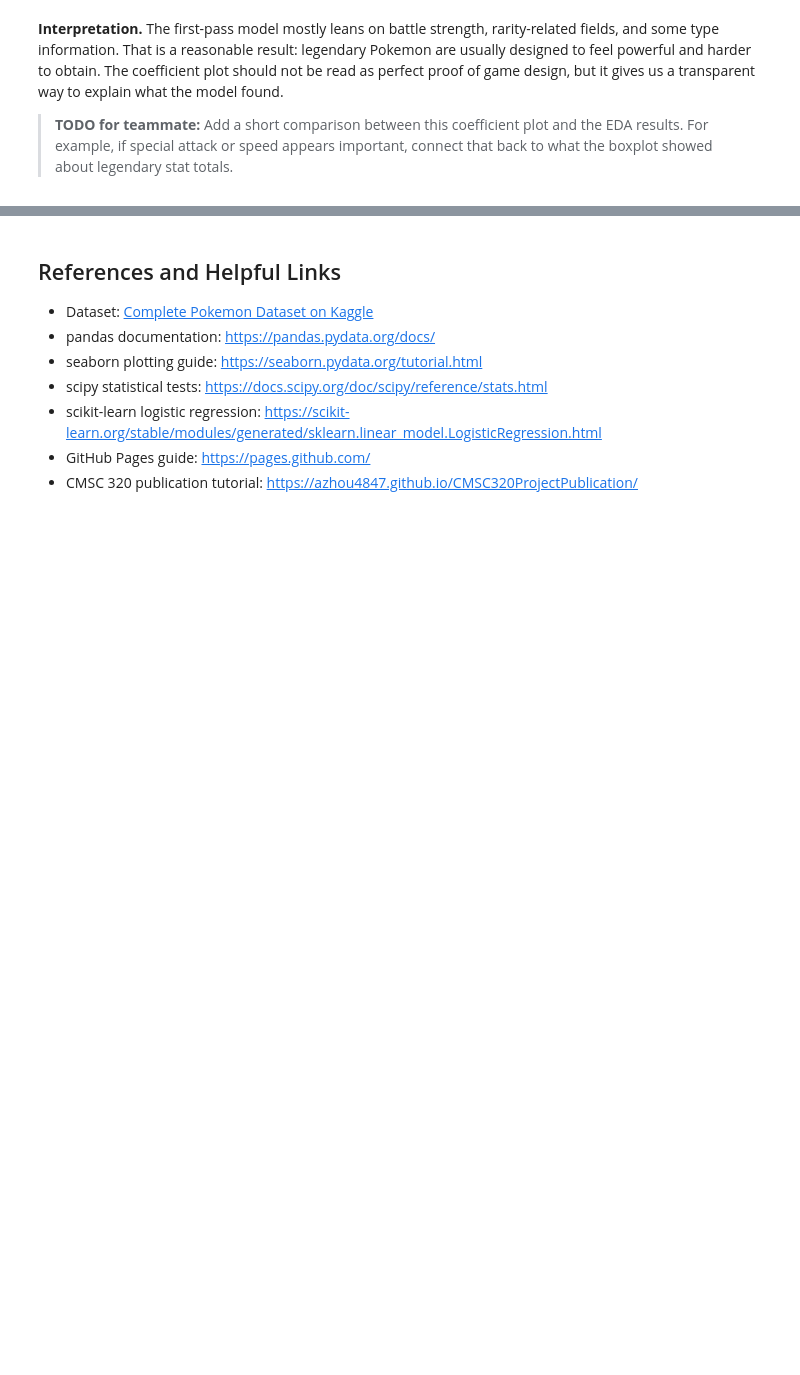
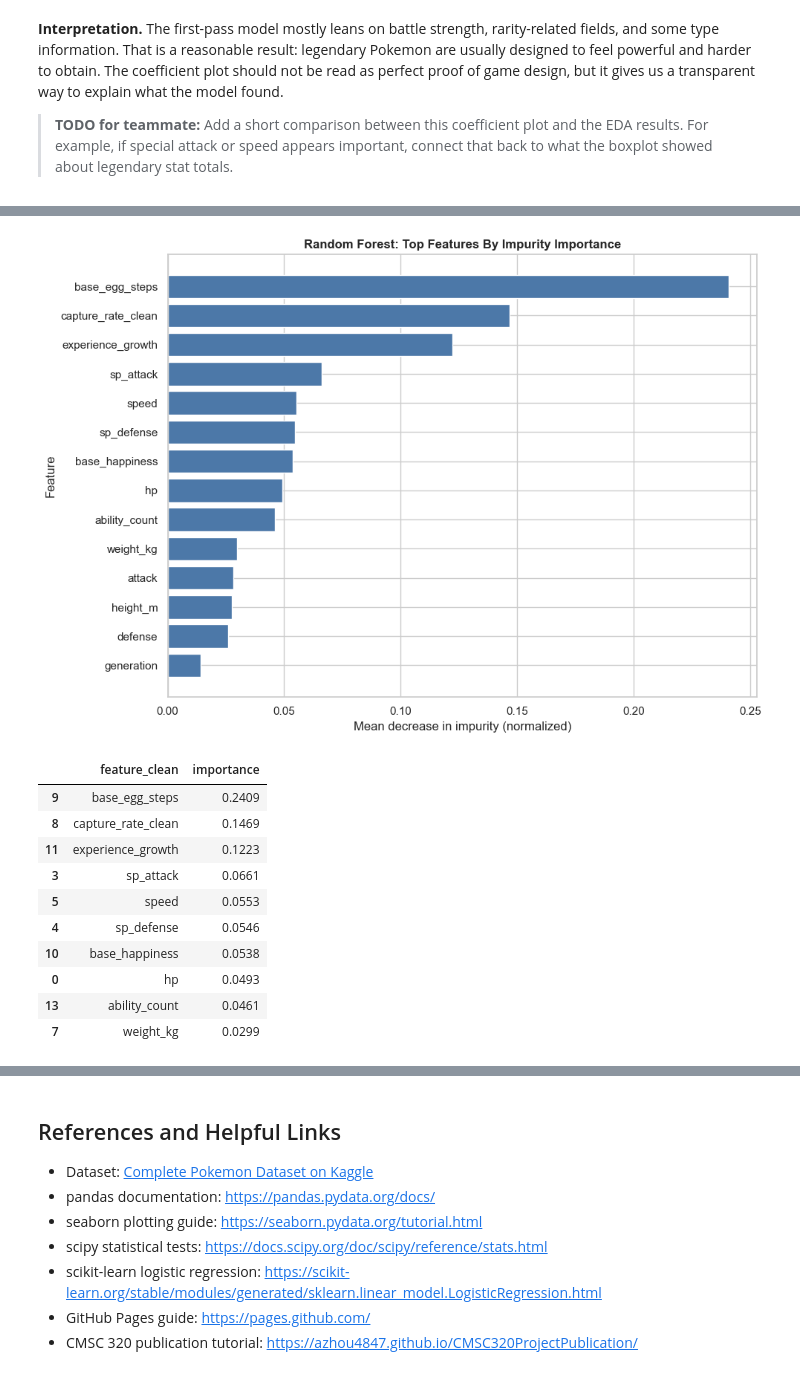
Before and after one commit to dhruvpat27/320_final_project, a Jupyter notebook: pokemon_analysis.ipynb, the cells around one changed output, grey strips where cells are left out. Saved outputs shown, nothing was run; the diff lists cells and outputs as text; code cells hidden in the pictures; blank space fills up the shorter version.

```diff
--- a/pokemon_analysis.ipynb
+++ b/pokemon_analysis.ipynb
@@ -417,0 +503,45 @@ display(coef_table[["feature_clean", "coefficient"]].head(10))
+# %%
+# ── Random Forest feature importances ─────────────────────────────────────────
+# Unlike logistic regression coefficients, importances measure how much each
+# feature reduces impurity across all trees — direction is lost, but the ranking
+# is often more reliable when features interact.
+
+rf_importances = rf_model.named_steps["model"].feature_importances_
+rf_feature_names = rf_model.named_steps["preprocess"].get_feature_names_out()
+
+importance_df = (
+    pd.DataFrame({"feature": rf_feature_names, "importance": rf_importances})
+    .assign(
+        feature_clean=lambda df: df["feature"]
+            .str.replace("num__", "", regex=False)
+            .str.replace("cat__", "", regex=False)
+            .str.replace("type2_filled_", "type2=", regex=False)
+            .str.replace("type1_", "type1=", regex=False)
+    )
+    .sort_values("importance", ascending=False)
+)
+
+top_rf = importance_df.head(14).sort_values("importance")
+
+fig, ax = plt.subplots(figsize=(10, 7))
+ax.barh(top_rf["feature_clean"], top_rf["importance"], color="#4C78A8")
+ax.set_title("Random Forest: Top Features By Impurity Importance")
+ax.set_xlabel("Mean decrease in impurity (normalized)")
+ax.set_ylabel("Feature")
+plt.tight_layout()
+plt.show()
+
+display(importance_df[["feature_clean", "importance"]].head(10).round(4))
+# %% [output]
+[figure, added]
+|  | feature_clean | importance |
+| 9 | base_egg_steps | 0.2409 |
+| 8 | capture_rate_clean | 0.1469 |
+| 11 | experience_growth | 0.1223 |
+| 3 | sp_attack | 0.0661 |
+| 5 | speed | 0.0553 |
+| 4 | sp_defense | 0.0546 |
+| 10 | base_happiness | 0.0538 |
+| 0 | hp | 0.0493 |
+| 13 | ability_count | 0.0461 |
+| 7 | weight_kg | 0.0299 |
```
Also changed, not shown: parts of 5 cells of this notebook.
